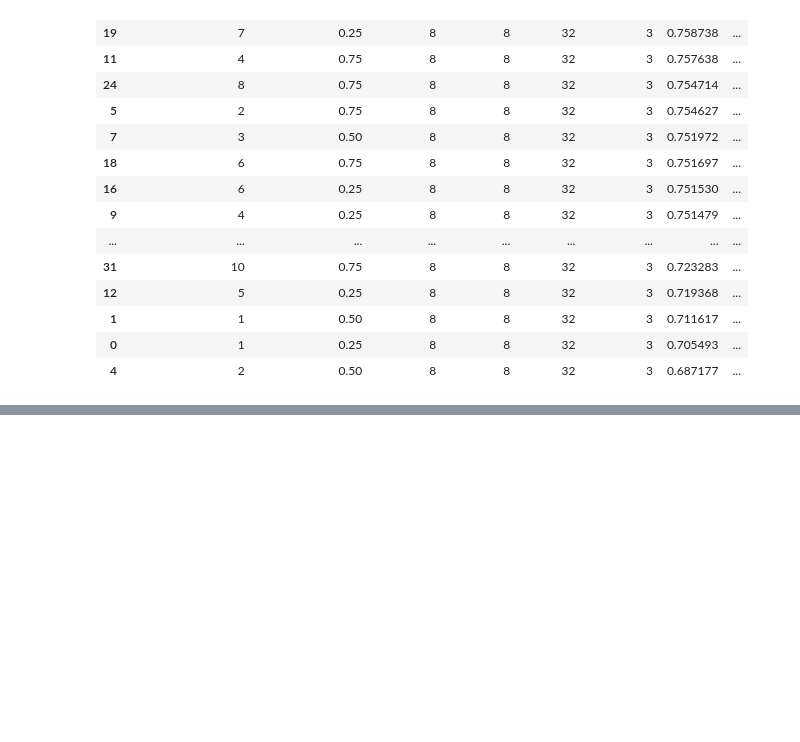
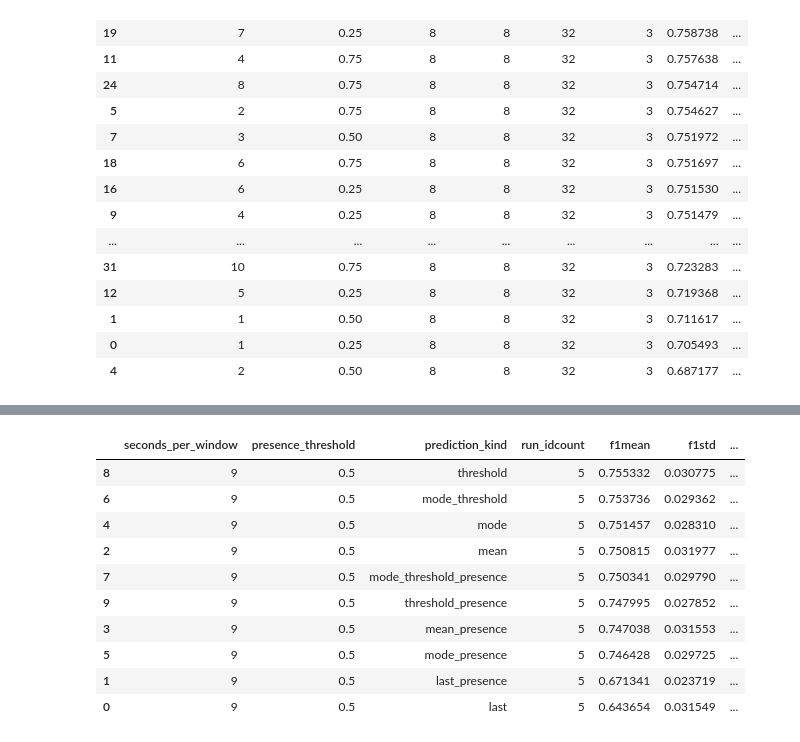
Before and after one commit to cosmaadrian/multimodal-depression-from-video, a Jupyter notebook: notebooks/evaluation.ipynb, the cells around one changed output, grey strips where cells are left out. Saved outputs shown, nothing was run; the diff lists cells and outputs as text; code cells hidden in the pictures; blank space fills up the shorter version.

```diff
--- a/notebooks/evaluation.ipynb
+++ b/notebooks/evaluation.ipynb
@@ -269,0 +310,20 @@ grouped_mode.sort_values(by=['f1mean'], ascending=False)
+# %%
+#getting results with the original features
+csv_preds_files = glob.glob('../results/temporal-dvlog-baseline-ablation-modalities-final/temporal-evaluator:dvlog-baseline-ablation-modalities-final:av-lm-spw-9-pt-0.50-run-*:test.csv')
+csv_preds = pd.concat([pd.read_csv(file) for file in csv_preds_files])
+grouped_original = csv_preds.groupby(['seconds_per_window', 'presence_threshold', 'prediction_kind']).agg(
+    {'run_id': 'count', 'f1': ['mean', 'std'], 'f1_weighted': ['mean', 'std'], 'precision': ['mean', 'std'], 'recall': ['mean', 'std'], 'accuracy': ['mean', 'std']}).reset_index()
+grouped_original.columns = grouped_original.columns.map(''.join)
+grouped_original.sort_values(by=['f1mean'], ascending=False)
+# %% [output]
+|  | seconds_per_window | presence_threshold | prediction_kind | run_idcount | f1mean | f1std | ... |
+| 8 | 9 | 0.5 | threshold | 5 | 0.755332 | 0.030775 | ... |
+| 6 | 9 | 0.5 | mode_threshold | 5 | 0.753736 | 0.029362 | ... |
+| 4 | 9 | 0.5 | mode | 5 | 0.751457 | 0.028310 | ... |
+| 2 | 9 | 0.5 | mean | 5 | 0.750815 | 0.031977 | ... |
+| 7 | 9 | 0.5 | mode_threshold_presence | 5 | 0.750341 | 0.029790 | ... |
+| 9 | 9 | 0.5 | threshold_presence | 5 | 0.747995 | 0.027852 | ... |
+| 3 | 9 | 0.5 | mean_presence | 5 | 0.747038 | 0.031553 | ... |
+| 5 | 9 | 0.5 | mode_presence | 5 | 0.746428 | 0.029725 | ... |
+| 1 | 9 | 0.5 | last_presence | 5 | 0.671341 | 0.023719 | ... |
+| 0 | 9 | 0.5 | last | 5 | 0.643654 | 0.031549 | ... |
```
Also changed, not shown: parts of 2 cells of this notebook, 1 other file.
